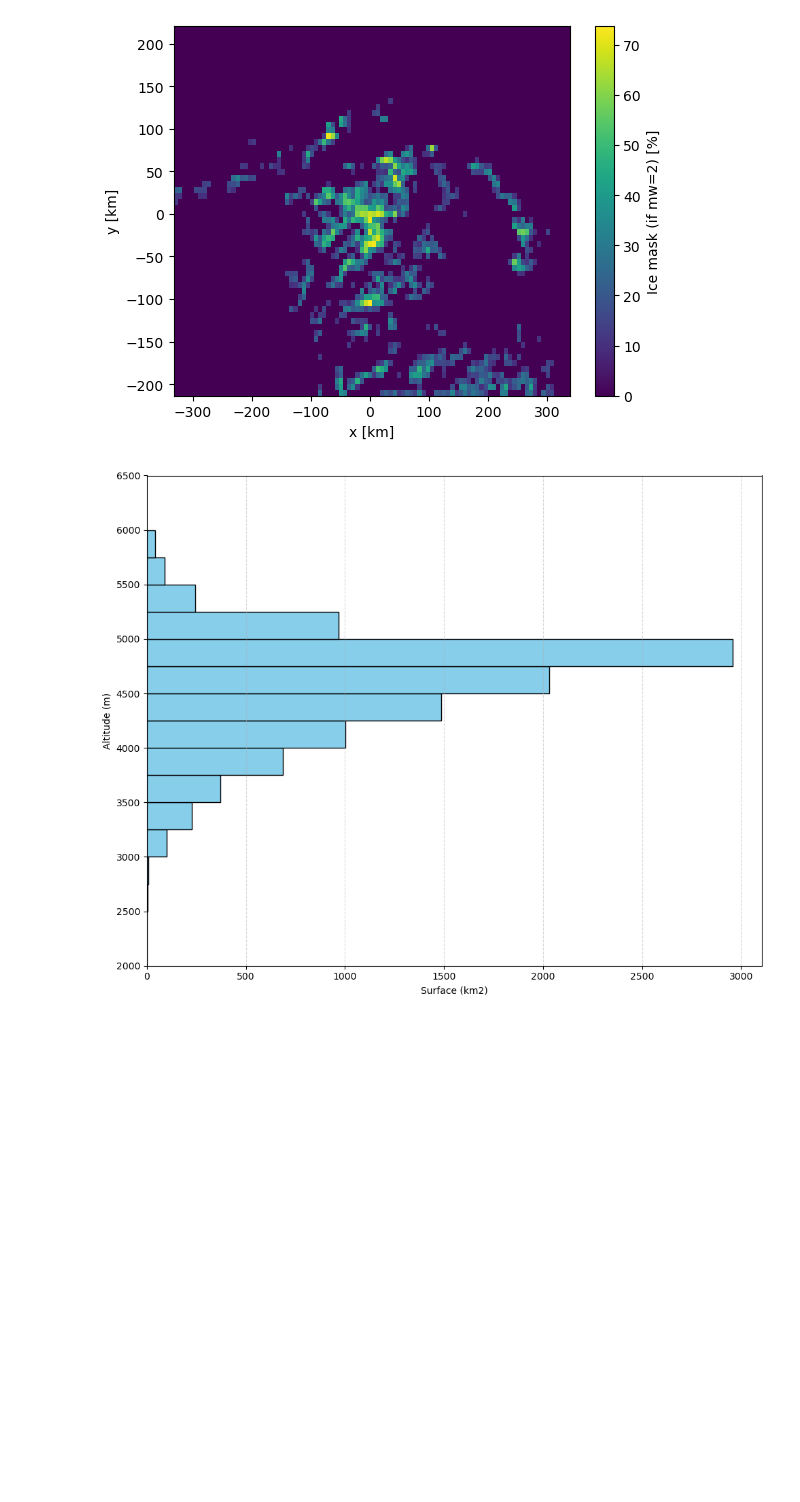
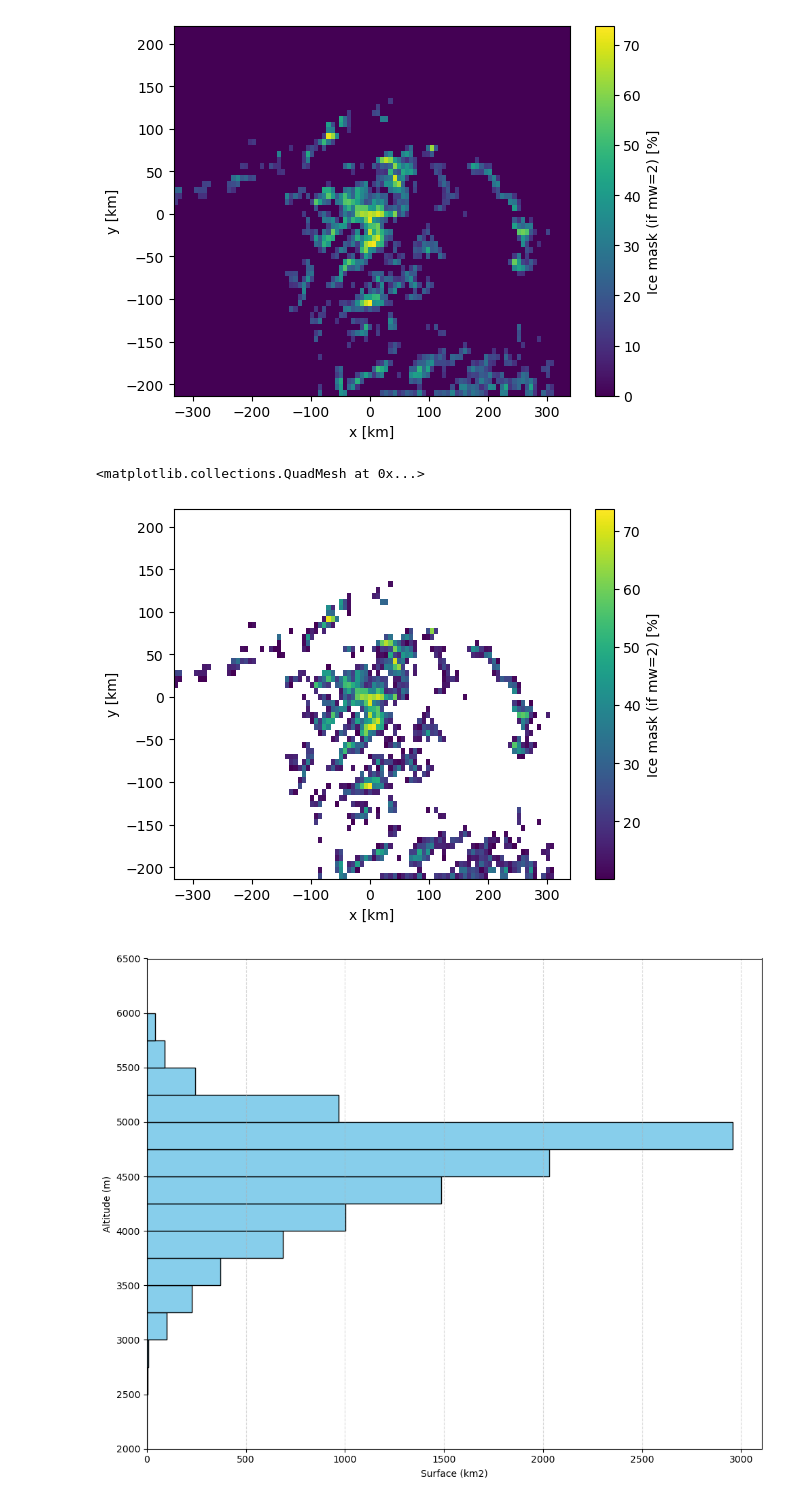
Before and after one commit to jeremy-brice/StageM2_IVT, a Jupyter notebook: MAR/Precipitation_phase_study_GRp_glaciers_only.ipynb, the cells around one changed output. Cells and saved outputs as stored; diff of their text form; code cells hidden in the pictures; blank space fills up the shorter version.

```diff
--- a/MAR/Precipitation_phase_study_GRp_glaciers_only.ipynb
+++ b/MAR/Precipitation_phase_study_GRp_glaciers_only.ipynb
@@ -206,5 +206,12 @@ dsICE_pamir.plot()
 # %% [output]
 <matplotlib.collections.QuadMesh at 0x...>
 [figure]
+# %%
+ICE_mask = dsICE_pamir > 0
+dsICE_pamir_mask = dsICE_pamir.where(ICE_mask)
+dsICE_pamir_mask.plot()
+# %% [output]
+<matplotlib.collections.QuadMesh at 0x...>
+[figure, added]
 # %%
 dsSH_pamir = dsSH_pamir.rename({'x': 'X', 'y': 'Y'})
```
Also changed, not shown: parts of 5 cells of this notebook, 3 other files.
